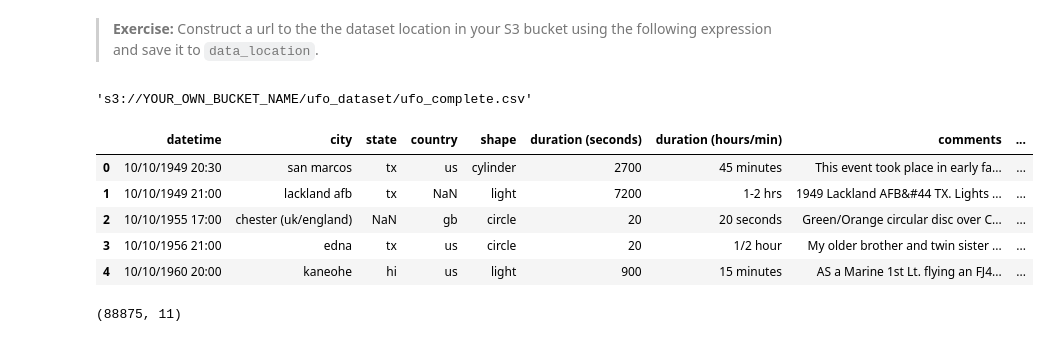
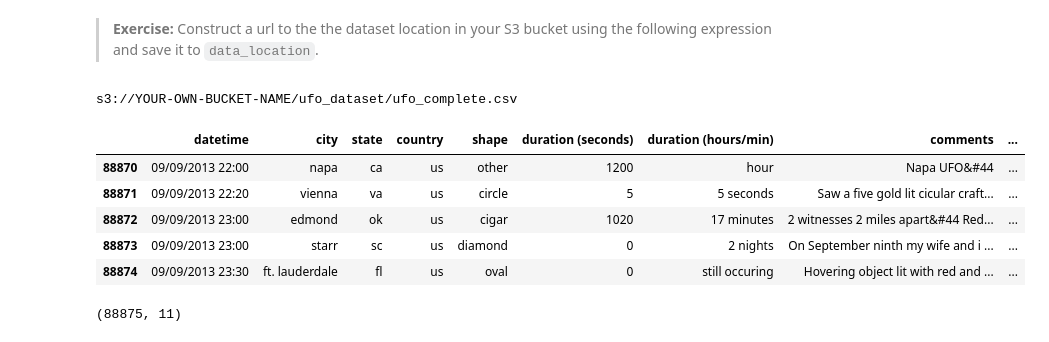
Before and after one commit to beginners-machine-learning-london/intro_to_unsupervised_ml_with_AWS_Sagemaker, a Jupyter notebook: exercises/Intro to Unsupervised ML - Solutions.ipynb, the cells around one changed output. Cells and saved outputs as stored; diff of their text form; code cells hidden in the pictures.

```diff
--- a/exercises/Intro to Unsupervised ML - Solutions.ipynb
+++ b/exercises/Intro to Unsupervised ML - Solutions.ipynb
@@ -90,7 +90,7 @@ from datetime import datetime
 > **Exercise:** Construct a url to the the dataset location in your S3 bucket using the following expression and save it to `data_location`.
 # %%
 # TODO: Construct the url path to your dataset file that you have just uploaded to your newly created S3 bucket
-bucket = "YOUR_OWN_BUCKET_NAME"
+bucket = "YOUR-OWN-BUCKET-NAME"
 prefix = "ufo_dataset"
 data_key = "ufo_complete.csv"
 
@@ -100,21 +100,21 @@ data_location = "s3://{}/{}/{}".format(bucket, prefix, data_key)
 # print data_location
 print(data_location)
 # %% [output]
-'s3://YOUR_OWN_BUCKET_NAME/ufo_dataset/ufo_complete.csv'
+s3://YOUR-OWN-BUCKET-NAME/ufo_dataset/ufo_complete.csv
 # %%
 # Internally do not process the file in chunks when loading the csv onto
 # a dataframe to ensure avoid mixed type inferences when importing the large UFO dataset.
 df = pd.read_csv(data_location, low_memory= False)
 # %%
-# Inspect the head of the dataframe
-df.head()
+# Inspect the tail of the dataframe
+df.tail()
 # %% [output]
 |  | datetime | city | state | country | shape | duration (seconds) | duration (hours/min) | comments | ... |
-| 0 | 10/10/1949 20:30 | san marcos | tx | us | cylinder | 2700 | 45 minutes | This event took place in early fa... | ... |
-| 1 | 10/10/1949 21:00 | lackland afb | tx | NaN | light | 7200 | 1-2 hrs | 1949 Lackland AFB&#44 TX. Lights ... | ... |
-| 2 | 10/10/1955 17:00 | chester (uk/england) | NaN | gb | circle | 20 | 20 seconds | Green/Orange circular disc over C... | ... |
-| 3 | 10/10/1956 21:00 | edna | tx | us | circle | 20 | 1/2 hour | My older brother and twin sister ... | ... |
-| 4 | 10/10/1960 20:00 | kaneohe | hi | us | light | 900 | 15 minutes | AS a Marine 1st Lt. flying an FJ4... | ... |
+| 88870 | 09/09/2013 22:00 | napa | ca | us | other | 1200 | hour | Napa UFO&#44 | ... |
+| 88871 | 09/09/2013 22:20 | vienna | va | us | circle | 5 | 5 seconds | Saw a five gold lit cicular craft... | ... |
+| 88872 | 09/09/2013 23:00 | edmond | ok | us | cigar | 1020 | 17 minutes | 2 witnesses 2 miles apart&#44 Red... | ... |
+| 88873 | 09/09/2013 23:00 | starr | sc | us | diamond | 0 | 2 nights | On September ninth my wife and i ... | ... |
+| 88874 | 09/09/2013 23:30 | ft. lauderdale | fl | us | oval | 0 | still occuring | Hovering object lit with red and ... | ... |
 # %%
 # Inspect the shape of the dataframe
 df.shape
```
Also changed, not shown: parts of 20 cells of this notebook.
